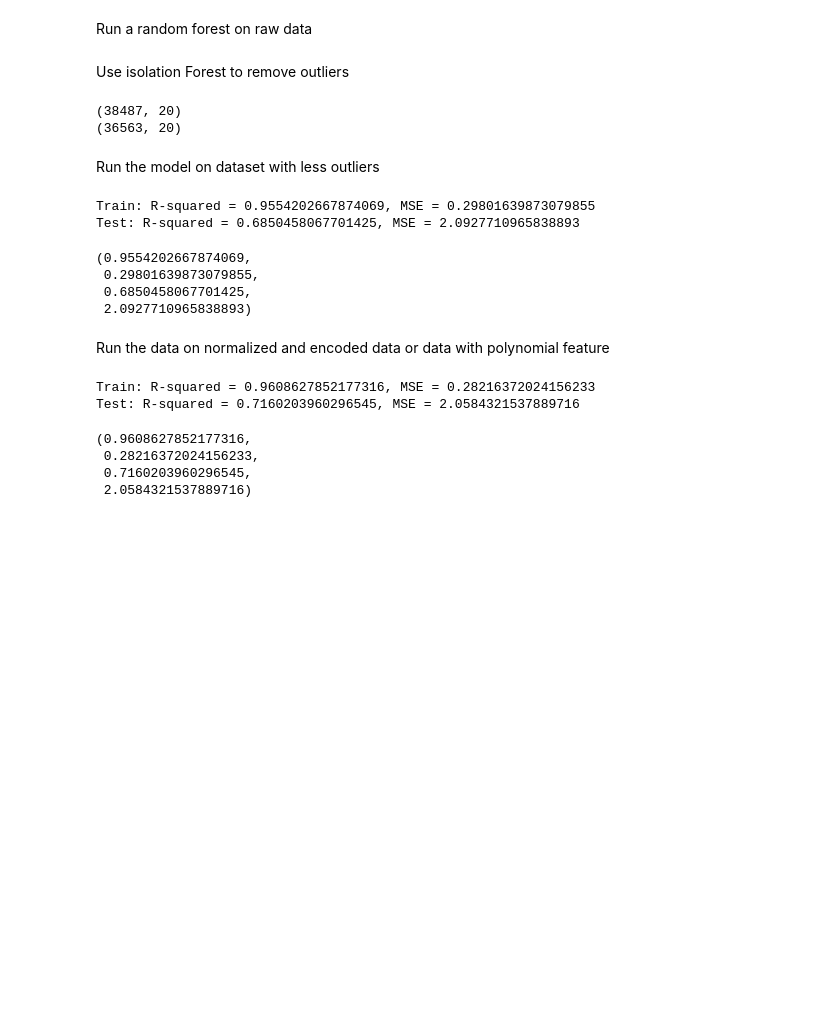
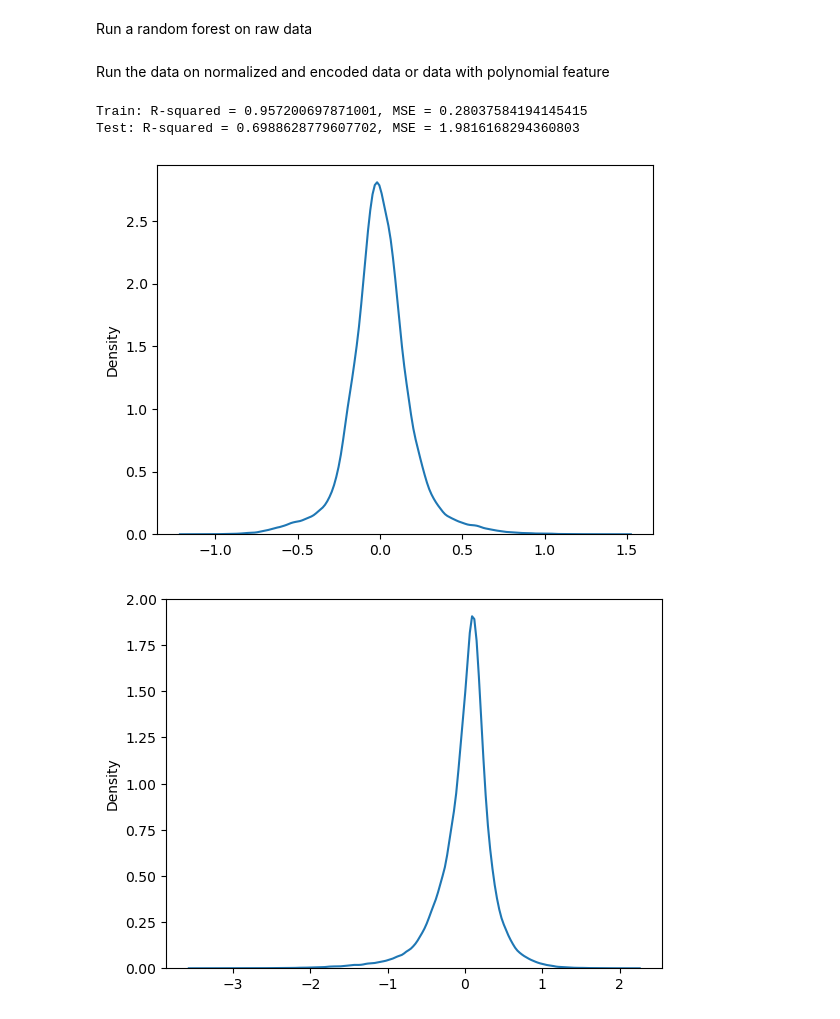
Before and after one commit to YuzhenZhou1327/ESE527_Project_HRS, a Jupyter notebook: data analysis.ipynb, the cells around one changed output. Drawn from its saved outputs; the diff is of its cells as text; code cells hidden in the pictures; blank space fills up the shorter version.

```diff
--- a/data analysis.ipynb
+++ b/data analysis.ipynb
@@ -81,30 +121,5 @@ Run a random forest on raw data
 # for target, metrics in models_metrics.items():
 #     print(f"Model for {target}: R2 Score = {metrics['R2 Score']}, MSE = {metrics['MSE']}")
 # %%
-continuous_features = ['BMI', 'INHPFN',  'HHHRES', 'HCHILD','LIVSIB',  'HAIRA', 'HATOTB', 'IEARN','HITOT', 'PRPCNT', 'SLFEMP', 'RETMON']
-cate_features = ['INHPE','HINPOV', 'HINPOVA','PENINC', 'HIGOV']
+continuous_features = ['BMI', 'INHPFN',  'HHHRES', 'HCHILD','LIVSIB',  'HAIRA', 'HATOTB', 'IEARN','HITOT', 'PRPCNT']
+cate_features = ['HINPOV','PENINC', 'HIGOV', 'RETMON', 'SLFEMP']
-# %% [markdown]
-Use isolation Forest to remove outliers
-# %%
-# detect and remove outliers
-print(df.shape)
-clf = IsolationForest(random_state=42, contamination= 0.05, n_estimators= 500, n_jobs= -1)
-outliers = clf.fit_predict(df)
-cleaned_df = df[outliers == 1]
-print(cleaned_df.shape)
-# %% [output]
-(38487, 20)
-(36563, 20)
-# %% [markdown]
-Run the model on dataset with less outliers
-# %%
-X = cleaned_df.drop(['SHLT', 'COGTOT', 'MSTOT','BMI'], axis=1).values
-y = cleaned_df[['SHLT', 'COGTOT', 'MSTOT']].values
-kf_RandomFroestRegressor(X,y)
-# %% [output]
-Train: R-squared = 0.9554202667874069, MSE = 0.29801639873079855
-Test: R-squared = 0.6850458067701425, MSE = 2.0927710965838893
-(0.9554202667874069,
- 0.29801639873079855,
- 0.6850458067701425,
- 2.0927710965838893)
@@ -149,11 +136,13 @@ target_columns = ['remainder__SHLT', 'remainder__MSTOT','remainder__COGTOT']
 # %%
 X = df2.drop(target_columns, axis=1).values
 y = df2[target_columns].values
-kf_RandomFroestRegressor(X,y, n_estimators=1000)
+
+train_e, test_e = kf_RandomFroestRegressor(X,y)
+for i in range(3):
+    sns.kdeplot(train_e[:,i])
+    plt.show()
 # %% [output]
-Train: R-squared = 0.9608627852177316, MSE = 0.28216372024156233
-Test: R-squared = 0.7160203960296545, MSE = 2.0584321537889716
+Train: R-squared = 0.957200697871001, MSE = 0.28037584194145415
+Test: R-squared = 0.6988628779607702, MSE = 1.9816168294360803
-(0.9608627852177316,
- 0.28216372024156233,
- 0.7160203960296545,
- 2.0584321537889716)
+[figure, added]
+[figure, added]
```
Also changed, not shown: parts of 7 cells of this notebook, 3 other files.
